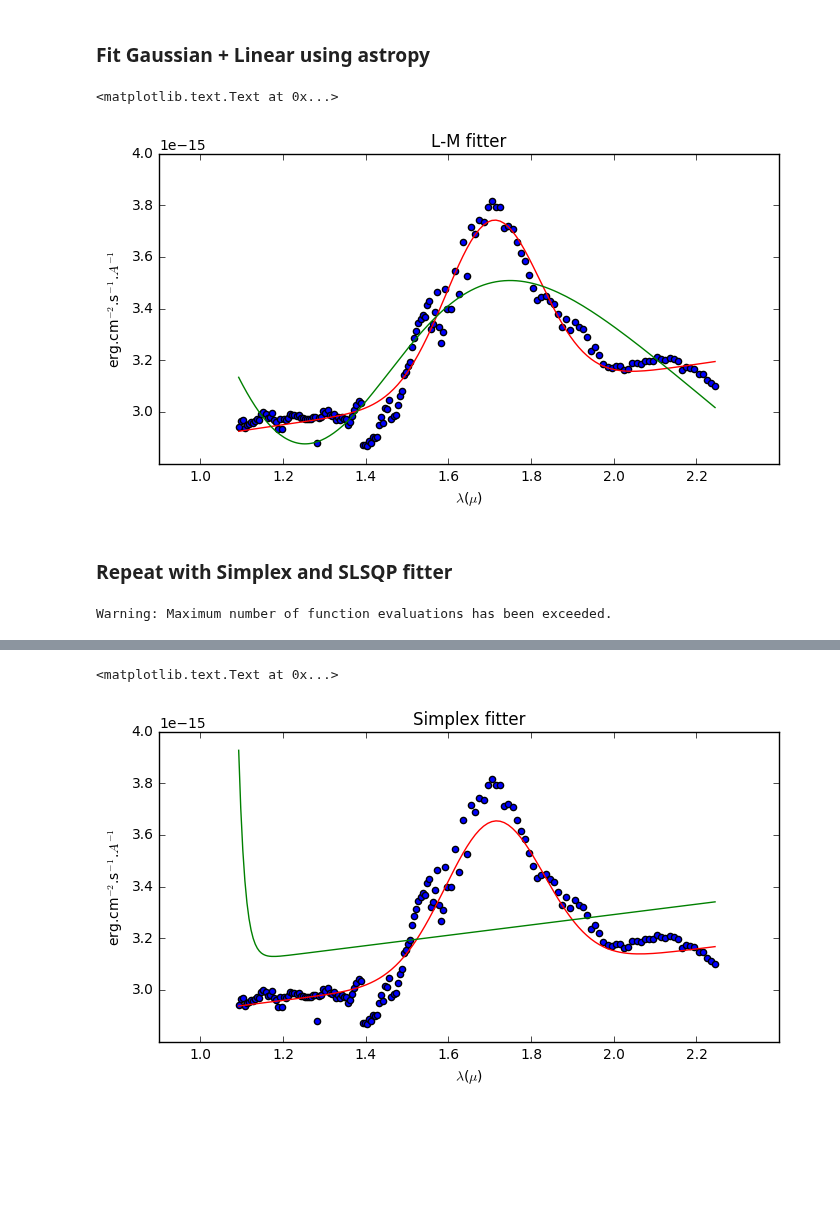
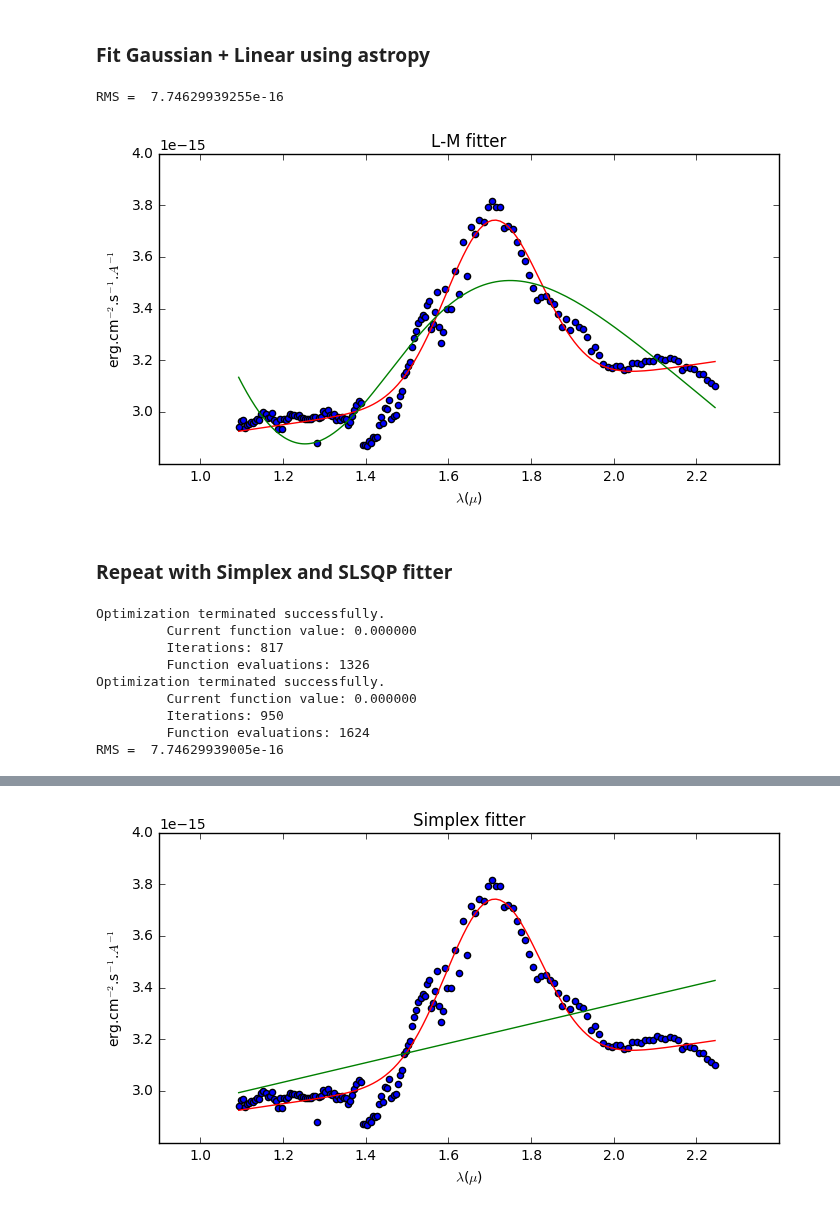
Before and after one commit to ibusko/experiments_specviz, a Jupyter notebook: experiment_1.ipynb, the cells around one changed output, grey strips where cells are left out. Drawn from its saved outputs; the diff is of its cells as text; code cells hidden in the pictures; blank space fills up the shorter version.

Commit message:
curve_fit

```diff
--- a/experiment_1.ipynb
+++ b/experiment_1.ipynb
@@ -73,10 +73,13 @@ plt.scatter(w, f)
 plt.plot(w, fm_i(w), color='red')
 plt.plot(w, fm(w), color='green')
 plt.xlabel(x_label)
-plt.ylabel(r'erg.cm$^{-2}$.s$^{-1}$.$A^{-1}$')
+plt.ylabel(y_label)
 plt.title("L-M fitter")
+
+rms = np.sqrt(np.sum((f - fm_i(w))**2))
+print("RMS = ", rms)
 # %% [output]
-<matplotlib.text.Text at 0x...>
+RMS =  7.74629939255e-16
 [figure]
 # %% [markdown]
 <h3>Repeat with Simplex and SLSQP fitter </h3>
@@ -86,21 +89,9 @@ from astropy.modeling import models, fitting
 fitter = fitting.SimplexLSQFitter()
 
 # with specviz initialization - RED plot
-centroid = np.sum(w * f) / np.sum(f)
-dw = w - np.mean(w)
-width = np.sqrt(np.sum((dw * dw) * f) / np.sum(f))
-sum_f = np.sum(f - np.min(f))
-height = sum_f / (width * np.sqrt(2 * np.pi) )
-gaussian_i = models.Gaussian1D(amplitude=height, mean=centroid, stddev=width)
-
-f_mean = np.mean(f)
-linear_i = models.Linear1D(slope=0.0, intercept=f_mean)
-
-model_i = gaussian_i + linear_i
 fm_i = fitter(model_i, w, f, maxiter=10000)
 
 # with astropy defaults - GREEN plot
-model = models.Gaussian1D() + models.Linear1D()
 fm = fitter(model, w, f, maxiter=10000)
 
 plt.gcf().set_size_inches(8.,4.)
@@ -109,7 +100,18 @@ plt.scatter(w, f)
 plt.plot(w, fm_i(w), color='red')
 plt.plot(w, fm(w), color='green')
 plt.xlabel(x_label)
-plt.ylabel(r'erg.cm$^{-2}$.s$^{-1}$.$A^{-1}$')
+plt.ylabel(y_label)
 plt.title("Simplex fitter")
+
+rms = np.sqrt(np.sum((f - fm_i(w))**2))
+print("RMS = ", rms)
 # %% [output]
-Warning: Maximum number of function evaluations has been exceeded.
+Optimization terminated successfully.
+         Current function value: 0.000000
+         Iterations: 817
+         Function evaluations: 1326
+Optimization terminated successfully.
+         Current function value: 0.000000
+         Iterations: 950
+         Function evaluations: 1624
+RMS =  7.74629939005e-16
@@ -118,5 +118,4 @@ Warning: Maximum number of function evaluations has been exceeded.
-<matplotlib.text.Text at 0x...>
-[figure, old version]
+[figure, new version]
 # %%
 from astropy.modeling import models, fitting
 
```
Also changed, not shown: parts of 6 cells of this notebook.
